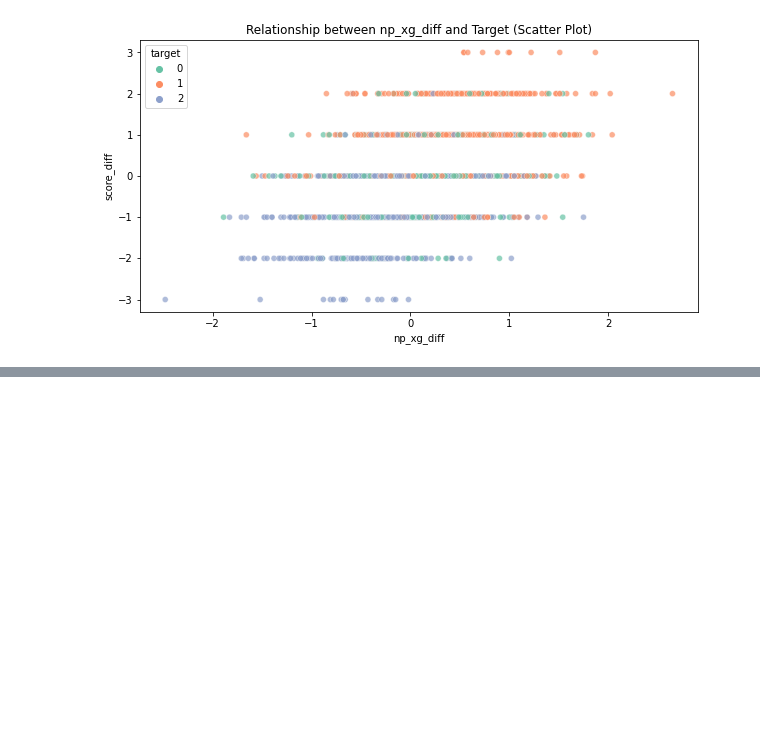
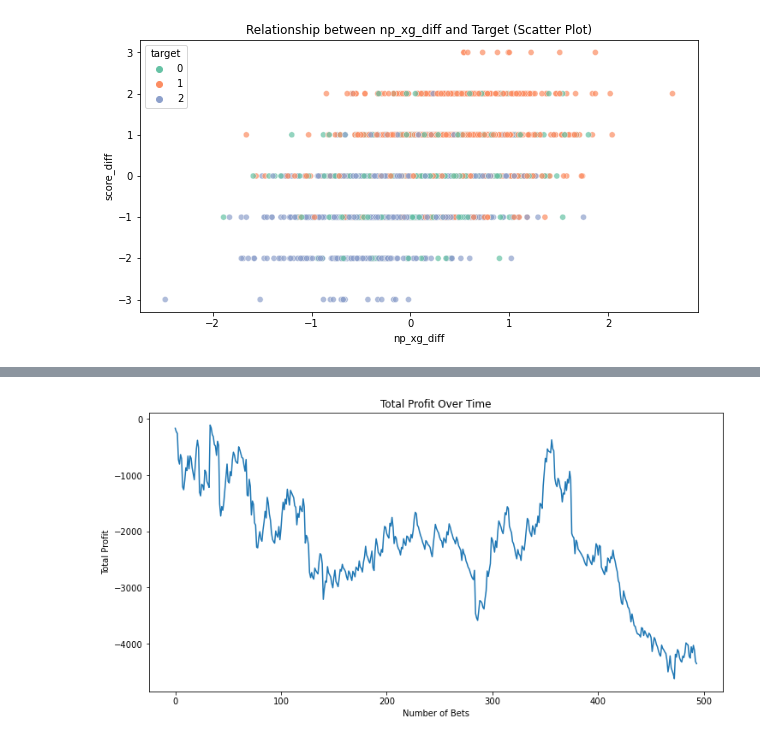
Before and after one commit to ido-tzhori/halftime_bets, a Jupyter notebook: feature_engine.ipynb, the cells around one changed output, grey strips where cells are left out. Saved outputs shown, nothing was run; the diff lists cells and outputs as text; code cells hidden in the pictures; blank space fills up the shorter version.

```diff
--- a/feature_engine.ipynb
+++ b/feature_engine.ipynb
@@ -196,0 +207,94 @@ plot_evaluation_graphs('np_xg_diff', 'score_diff')
+# %%
+feature_cols = [col for col in df.columns if col != 'target']
+X = df[feature_cols]
+y = df['target']
+
+X_train_df, X_test_df, y_train_series, y_test_series = train_test_split(X, y, test_size=0.3, random_state=42)
+
+scaler = StandardScaler()
+X_train = scaler.fit_transform(X_train_df)
+X_test = scaler.transform(X_test_df)
+
+encoder = OneHotEncoder()
+y_train = encoder.fit_transform(y_train_series.values.reshape(-1, 1)).toarray()
+y_test = encoder.transform(y_test_series.values.reshape(-1, 1)).toarray()
+
+model = Sequential()
+model.add(Dense(8, input_dim=X_train.shape[1], activation='relu'))
+model.add(Dense(16, activation='relu'))
+model.add(Dense(3, activation='softmax'))
+
+model.compile(loss='categorical_crossentropy', optimizer=Adam(), metrics=['accuracy'])
+model.fit(X_train, y_train, validation_data=(X_test, y_test), epochs=10, batch_size=32)
+
+def predict_percentages(model, X):
+    pred = model.predict(X)
+    return pred / 1
+
+predictions = predict_percentages(model, X_test)
+
+profits = []
+total_profit = 0
+bets_odds = []
+bets_count = 0
+actual_outcomes = np.argmax(y_test, axis=1)
+alpha = np.array([0.057, 0.034, 0.037])
+# alpha = np.array([0.,0.,0.])
+
+bankroll = 10000
+kelly_fraction = 0.025
+outcomes = ["draw", "home win", "away win"]
+
+bets_won = []
+bets_lost = []
+
+odds_won = []
+odds_lost = []
+
+for i in range(len(X_test_df)):
+    idx = X_test_df.index[i]
+    odds = df.loc[idx, ['mean_0', 'mean_1', 'mean_2']].values
+    pred_probs = predictions[i]
+    implied_probs = 1 / odds
+
+    diffs = pred_probs - implied_probs
+    j = np.argmax(diffs)
+
+    if diffs[j] > alpha[j]:  # if the largest difference is greater than alpha
+        bet_fraction = kelly_fraction * (pred_probs[j] * odds[j] - (1 - pred_probs[j])) / (odds[j] - 1)
+        bet_amount = bet_fraction * bankroll
+        bets_odds.append(odds[j])
+        bets_count += 1
+        actual_outcome = actual_outcomes[i]
+
+        if actual_outcome == j:
+            profit = (odds[j] - 1) * bet_amount
+            bankroll += profit
+            bets_won.append(bet_amount)
+            odds_won.append(odds[j])
+            print(f"W - game:{i+1} outcome: {outcomes[actual_outcome]} - bet: {outcomes[j]} - pred prob: {pred_probs[j]:.2f} - given prob: {implied_probs[j]:.2f} - odds {odds[j]} - bet size: {bet_amount:.2f}: profit/loss: {profit:.2f}")
+        else:
+            profit = -bet_amount
+            bankroll += profit
+            bets_lost.append(bet_amount)
+            odds_lost.append(odds[j])
+            print(f"L - game:{i+1} outcome: {outcomes[actual_outcome]} - bet: {outcomes[j]} - pred prob: {pred_probs[j]:.2f} - given prob: {implied_probs[j]:.2f} - odds {odds[j]} - bet size: {bet_amount:.2f}: profit/loss: {profit:.2f}")
+
+        profits.append(profit)
+        total_profit += profit
+
+print('Total profit:', total_profit)
+print('Average bet odds:', np.mean(bets_odds))
+print('Number of bets placed:', bets_count)
+print('Average bet size when won:', np.mean(bets_won))
+print('Average bet size when lost:', np.mean(bets_lost))
+print('Average odds when won:', np.mean(odds_won))
+print('Average odds when lost:', np.mean(odds_lost))
+
+plt.figure(figsize=(12,6))
+plt.plot(np.cumsum(profits))
+plt.title('Total Profit Over Time')
+plt.xlabel('Number of Bets')
+plt.ylabel('Total Profit')
+plt.show()
+# %% [output]
@@ -196,0 +318 @@ plot_evaluation_graphs('np_xg_diff', 'score_diff')
+[figure, added]
```
Also changed, not shown: parts of 4 cells of this notebook.
